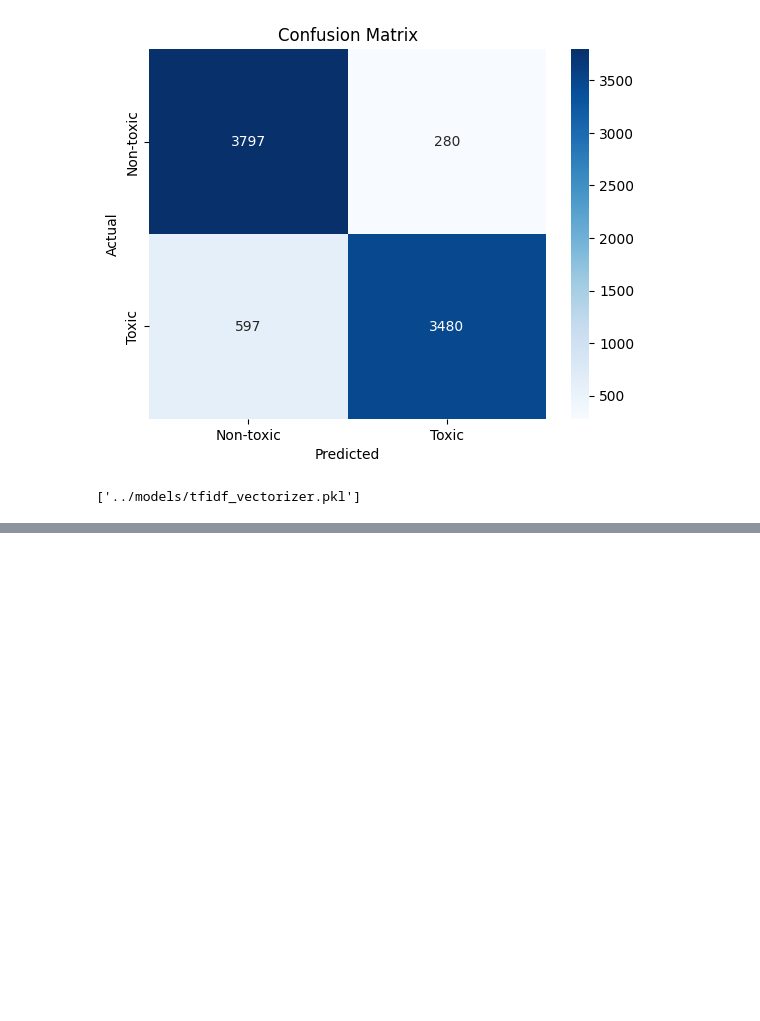
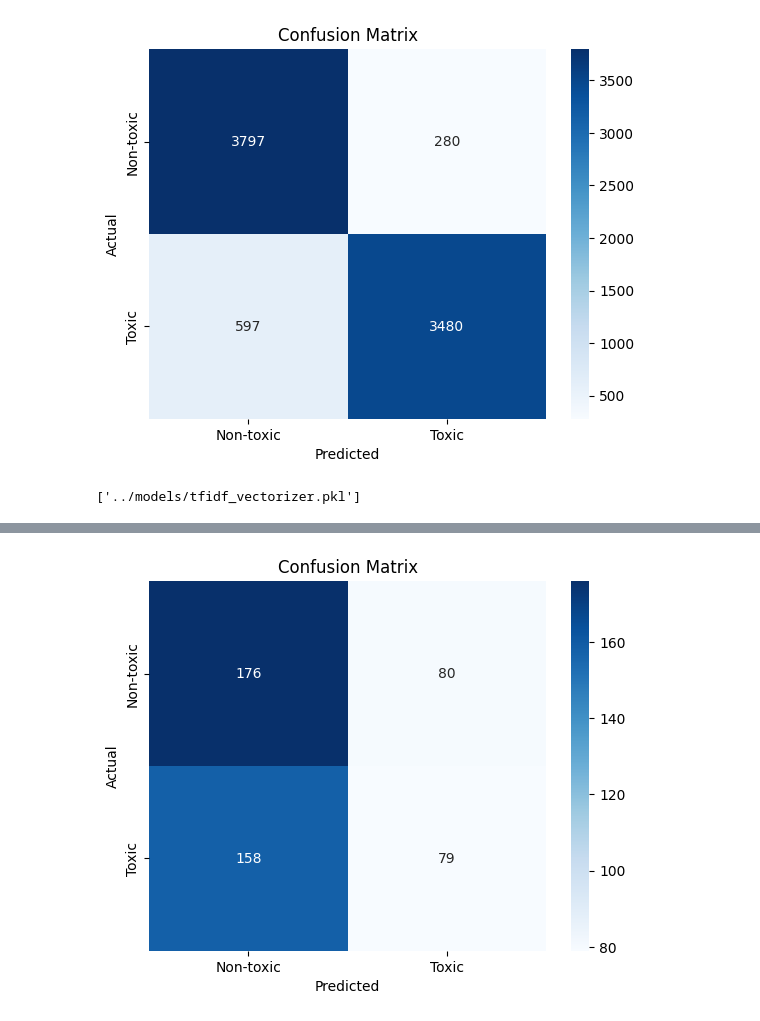
Before and after one commit to Ser1q/Kazakh_English_language_toxicity_classification, a Jupyter notebook: notebooks/baseline_model.ipynb, the cells around one changed output, grey strips where cells are left out. Cells and saved outputs as stored; diff of their text form; code cells hidden in the pictures; blank space fills up the shorter version.

```diff
--- a/notebooks/baseline_model.ipynb
+++ b/notebooks/baseline_model.ipynb
@@ -69,0 +93,8 @@ joblib.dump(vectorizer, '../models/tfidf_vectorizer.pkl')
+# %%
+X = df['kk_clean_text']
+y = df['has_toxicity']
+
+X_train, X_test, y_train, y_test = train_test_split(X, y, test_size=0.2, stratify=y, random_state=42)
+
+# Проверка размера
+print(f"Train size: {len(X_train)}, Test size: {len(X_test)}")
@@ -69,0 +103,9 @@ joblib.dump(vectorizer, '../models/tfidf_vectorizer.pkl')
+# %%
+vectorizer_kk = TfidfVectorizer(max_features=5000, ngram_range=(1,2))
+
+X_train_tfidf = vectorizer_kk.fit_transform(X_train)
+X_test_tfidf = vectorizer_kk.fit_transform(X_test)
+# %%
+model = LogisticRegression(max_iter=1000)
+
+model.fit(X_train_tfidf, y_train)
@@ -69,0 +114,3 @@ joblib.dump(vectorizer, '../models/tfidf_vectorizer.pkl')
+# %%
+y_pred = model.predict(X_test_tfidf)
+print(classification_report(y_test, y_pred, digits=4))
@@ -69,0 +126,11 @@ joblib.dump(vectorizer, '../models/tfidf_vectorizer.pkl')
+# %%
+# Матрица ошибок (confusion matrix)
+cm = confusion_matrix(y_test, y_pred)
+
+sns.heatmap(cm, annot=True, fmt='d', cmap='Blues', xticklabels=['Non-toxic', 'Toxic'], yticklabels=['Non-toxic', 'Toxic'])
+plt.xlabel('Predicted')
+plt.ylabel('Actual')
+plt.title('Confusion Matrix')
+plt.show()
+# %% [output]
+[figure, added]
```
Also changed, not shown: parts of 5 cells of this notebook, 8 other files.
